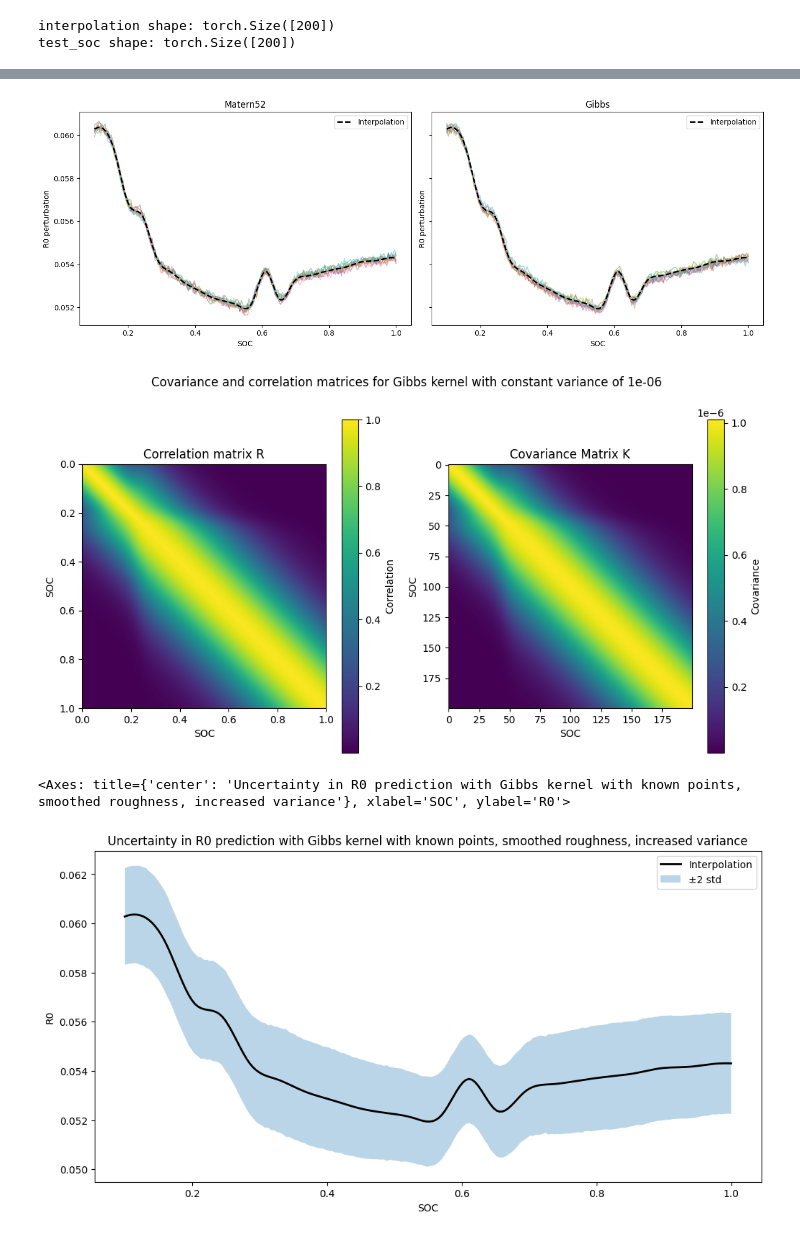
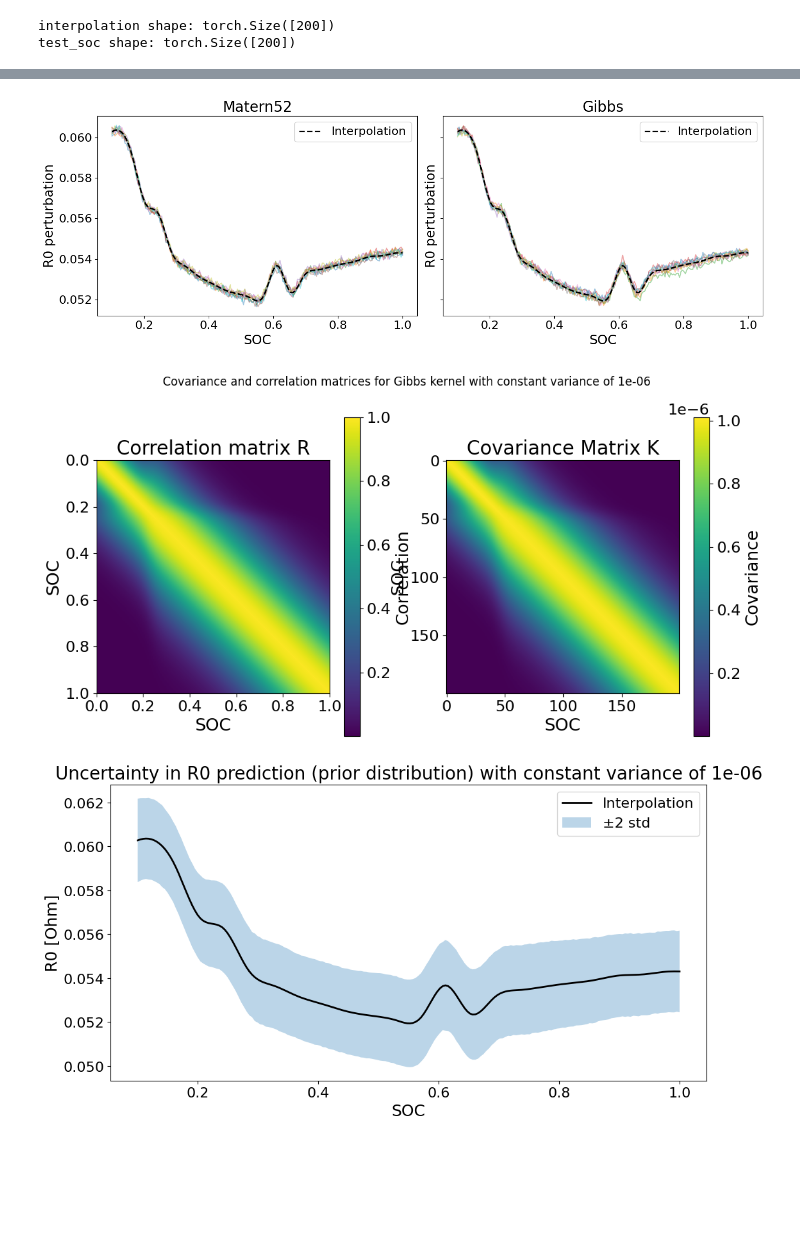
Before and after one commit to Will-Buesnel/FUSE2026, a Jupyter notebook: notebooks/test_kernels.ipynb, the cells around one changed output, grey strips where cells are left out. Cells and saved outputs as stored; diff of their text form; code cells hidden in the pictures; blank space fills up the shorter version.

```diff
--- a/notebooks/test_kernels.ipynb
+++ b/notebooks/test_kernels.ipynb
@@ -16,6 +16,16 @@ import matplotlib.pyplot as plt
 import torch
 import numpy as np
 
+import matplotlib as mpl
+
+import matplotlib as mpl
+
+mpl.rcParams["axes.labelsize"] = 18      # x and y axis labels
+mpl.rcParams["xtick.labelsize"] = 16     # x-axis tick labels
+mpl.rcParams["ytick.labelsize"] = 16     # y-axis tick labels
+mpl.rcParams["legend.fontsize"] = 16   # legend text
+mpl.rcParams["legend.title_fontsize"] = 18
+mpl.rcParams["axes.titlesize"] = 20      # plot title
 
 import pyro
 import pyro.contrib.gp as gp
@@ -34,7 +44,7 @@ import sys
 project_root = Path.cwd().parent
 sys.path.insert(0, str(project_root))
 
-from src.local_stats import GibbsKernel
+from src.models.local_stats import GibbsKernel
 import matplotlib.pyplot as plt
 import pandas as pd
 
@@ -140,8 +150,8 @@ x_df = params_df[params_df["Temperature_degC"] == 25]["SOC"].dropna()
 y_df = params_df[params_df["Temperature_degC"] == 25]["R0 [Ohm]"].dropna()
 
 # drop the first and last values of x_df and y_df, because they are outliers and will mess up the GP regression. This is because the GP regression is very sensitive to outliers, and we want to test the kernels on the "normal" data.
-x_df = x_df.iloc[1:-1]
-y_df = y_df.iloc[1:-1]
+x_df = x_df
+y_df = y_df
 
 X = torch.tensor(x_df.to_numpy(), dtype=torch.float32)
 Y = torch.tensor(y_df.to_numpy(), dtype=torch.float32)
@@ -459,7 +469,7 @@ def plot_uncertainty_gauss(cov, test_soc_points, interp_vals, title="Uncertainty
     )
 
     ax.set_xlabel("SOC")
-    ax.set_ylabel("R0")
+    ax.set_ylabel("R0 [Ohm]")
 
     ax.legend()
     ax.set_title(title)
@@ -613,19 +619,19 @@ for ax, samples, title in zip(axes,
 
 plt.tight_layout()
 # %% [output]
-[figure, old version]
+[figure, new version]
 # %%
 # try with a kernel that is less dominated by the activation function, and is more sensitive to the initial kernel.
 # this is done by increasing the variance of the kernel, which will reduce the overall uncertainty and make the kernel more sensitive to the lengthscale function.
 variance_increased = 1e-6
 def lengthscale_func(soc):
     return 0.10 + 0.1* torch.sigmoid(50 * (soc - 0.3))
 kernel_increased = GibbsKernel(input_dim=1, lengthscale_fn=lengthscale_func, variance=torch.tensor(variance_increased))
 K = kernel_increased.forward(test_soc) + noise * torch.eye(test_soc.shape[0]) # noise is added to the diagonal to ensure numerical stabilty & positive definiteness.
 R = K / torch.sqrt(torch.outer(torch.diag(K), torch.diag(K)))
 plot_matrices(R,K, suptitle=f"Covariance and correlation matrices for Gibbs kernel with constant variance of {variance_increased}")
-plot_uncertainty_gauss(K, test_soc, interp_r0(test_soc).squeeze(-1), title="Uncertainty in R0 prediction with Gibbs kernel with known points, smoothed roughness, increased variance")
+plot_uncertainty_gauss(K, test_soc, interp_r0(test_soc).squeeze(-1), title=f"Uncertainty in R0 prediction (prior distribution) with constant variance of {variance_increased}")
+plt.savefig("R0_uncertainty.pdf", dpi=300)
 # %% [output]
-[figure, old version]
+[figure, new version]
-<Axes: title={'center': 'Uncertainty in R0 prediction with Gibbs kernel with known points, smoothed roughness, increased variance'}, xlabel='SOC', ylabel='R0'>
-[figure, old version]
+[figure, new version]
```
Also changed, not shown: parts of 21 cells of this notebook, 23 other files.
